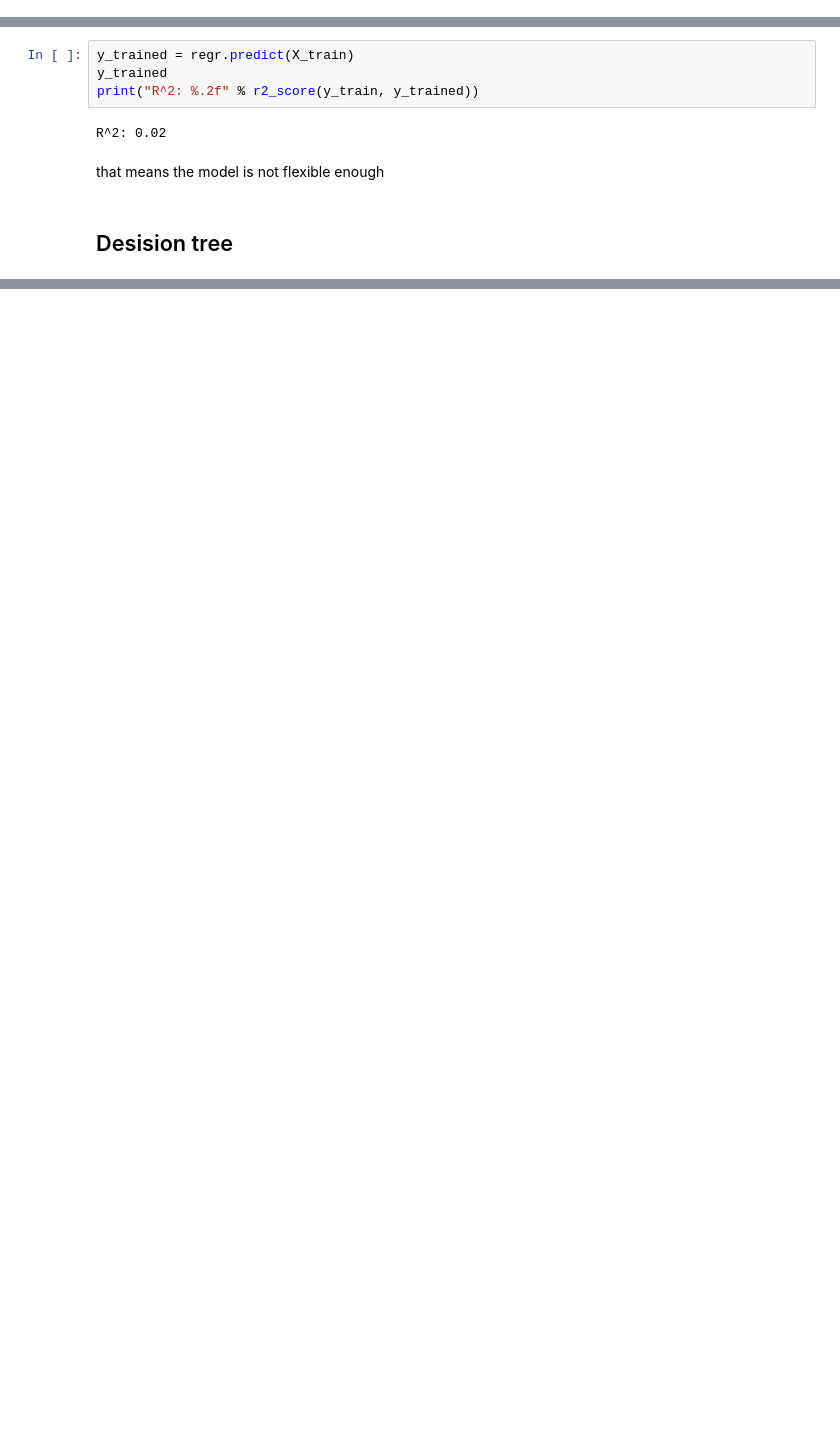
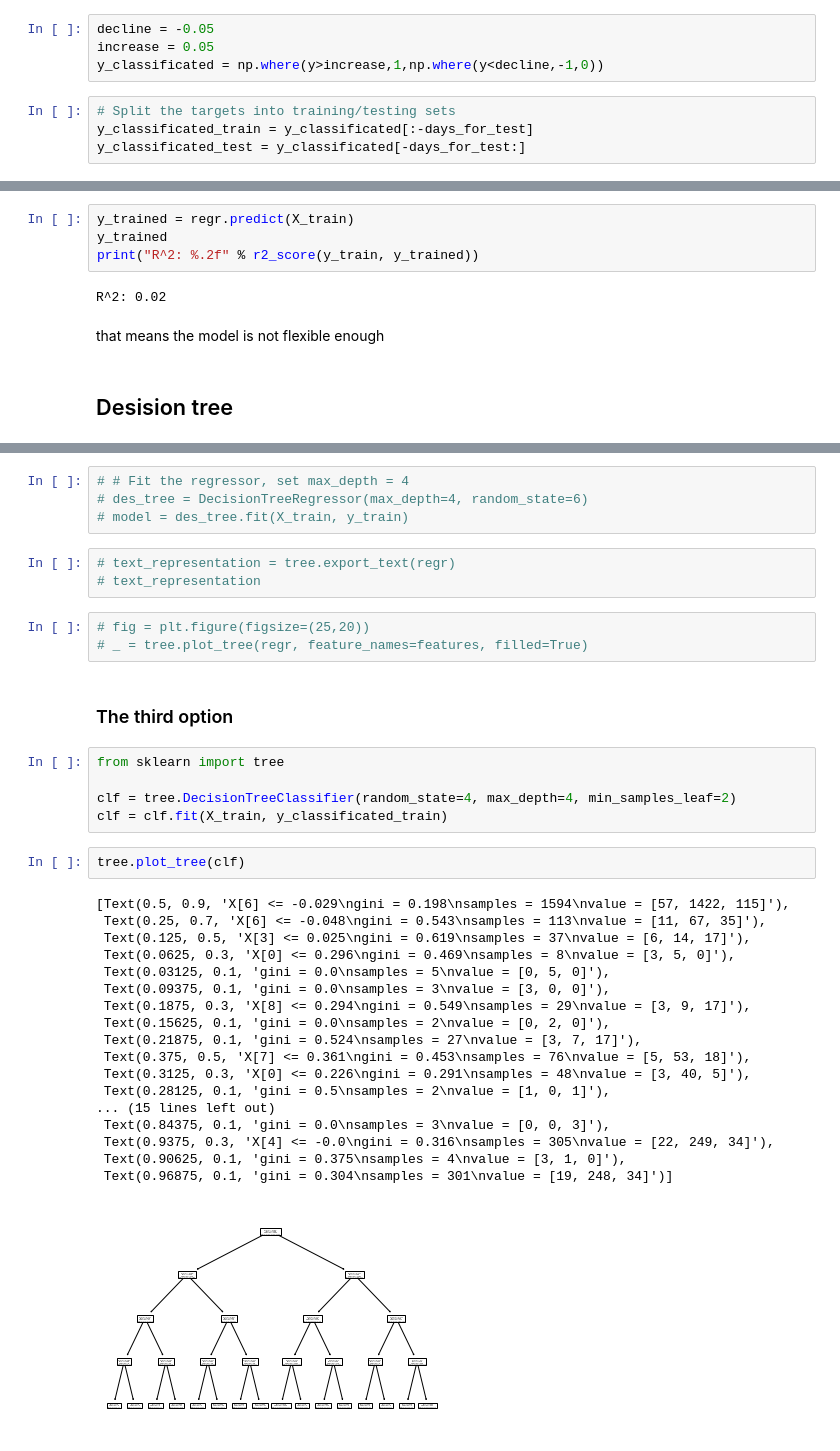
Before and after one commit to kirilgravis/Investment_sentiment, a Jupyter notebook: Main_notebook.ipynb, the cells around one changed output, grey strips where cells are left out. Cells and saved outputs as stored; diff of their text form; blank space fills up the shorter version.

```diff
--- a/Main_notebook.ipynb
+++ b/Main_notebook.ipynb
@@ -116,3 +136,11 @@ y_test = y[-days_for_test:]
+# %%
+decline = -0.05
+increase = 0.05
+y_classificated = np.where(y>increase,1,np.where(y<decline,-1,0))
+# %%
+# Split the targets into training/testing sets
+y_classificated_train = y_classificated[:-days_for_test]
+y_classificated_test = y_classificated[-days_for_test:]
 # %% [markdown]
 ## Linear regression
 # %%
@@ -219,0 +268,38 @@ that means the model is not flexible enough
+# %%
+# # Fit the regressor, set max_depth = 4
+# des_tree = DecisionTreeRegressor(max_depth=4, random_state=6)
+# model = des_tree.fit(X_train, y_train)
+# %%
+# text_representation = tree.export_text(regr)
+# text_representation
+# %%
+# fig = plt.figure(figsize=(25,20))
+# _ = tree.plot_tree(regr, feature_names=features, filled=True)
+# %% [markdown]
+### The third option
+# %%
+from sklearn import tree
+
+clf = tree.DecisionTreeClassifier(random_state=4, max_depth=4, min_samples_leaf=2)
+clf = clf.fit(X_train, y_classificated_train)
+# %%
+tree.plot_tree(clf)
+# %% [output]
+[Text(0.5, 0.9, 'X[6] <= -0.029\ngini = 0.198\nsamples = 1594\nvalue = [57, 1422, 115]'),
+ Text(0.25, 0.7, 'X[6] <= -0.048\ngini = 0.543\nsamples = 113\nvalue = [11, 67, 35]'),
+ Text(0.125, 0.5, 'X[3] <= 0.025\ngini = 0.619\nsamples = 37\nvalue = [6, 14, 17]'),
+ Text(0.0625, 0.3, 'X[0] <= 0.296\ngini = 0.469\nsamples = 8\nvalue = [3, 5, 0]'),
+ Text(0.03125, 0.1, 'gini = 0.0\nsamples = 5\nvalue = [0, 5, 0]'),
+ Text(0.09375, 0.1, 'gini = 0.0\nsamples = 3\nvalue = [3, 0, 0]'),
+ Text(0.1875, 0.3, 'X[8] <= 0.294\ngini = 0.549\nsamples = 29\nvalue = [3, 9, 17]'),
+ Text(0.15625, 0.1, 'gini = 0.0\nsamples = 2\nvalue = [0, 2, 0]'),
+ Text(0.21875, 0.1, 'gini = 0.524\nsamples = 27\nvalue = [3, 7, 17]'),
+ Text(0.375, 0.5, 'X[7] <= 0.361\ngini = 0.453\nsamples = 76\nvalue = [5, 53, 18]'),
+ Text(0.3125, 0.3, 'X[0] <= 0.226\ngini = 0.291\nsamples = 48\nvalue = [3, 40, 5]'),
+ Text(0.28125, 0.1, 'gini = 0.5\nsamples = 2\nvalue = [1, 0, 1]'),
+... (15 lines left out)
+ Text(0.84375, 0.1, 'gini = 0.0\nsamples = 3\nvalue = [0, 0, 3]'),
+ Text(0.9375, 0.3, 'X[4] <= -0.0\ngini = 0.316\nsamples = 305\nvalue = [22, 249, 34]'),
+ Text(0.90625, 0.1, 'gini = 0.375\nsamples = 4\nvalue = [3, 1, 0]'),
+ Text(0.96875, 0.1, 'gini = 0.304\nsamples = 301\nvalue = [19, 248, 34]')]
+[figure, added]
```
Also changed, not shown: parts of 55 cells of this notebook, 3 other files.
